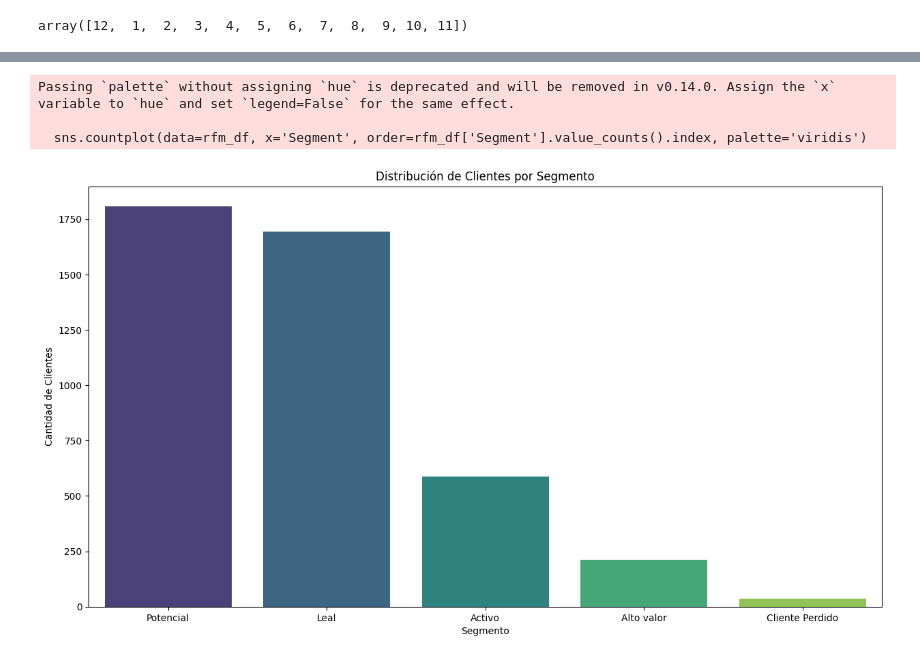
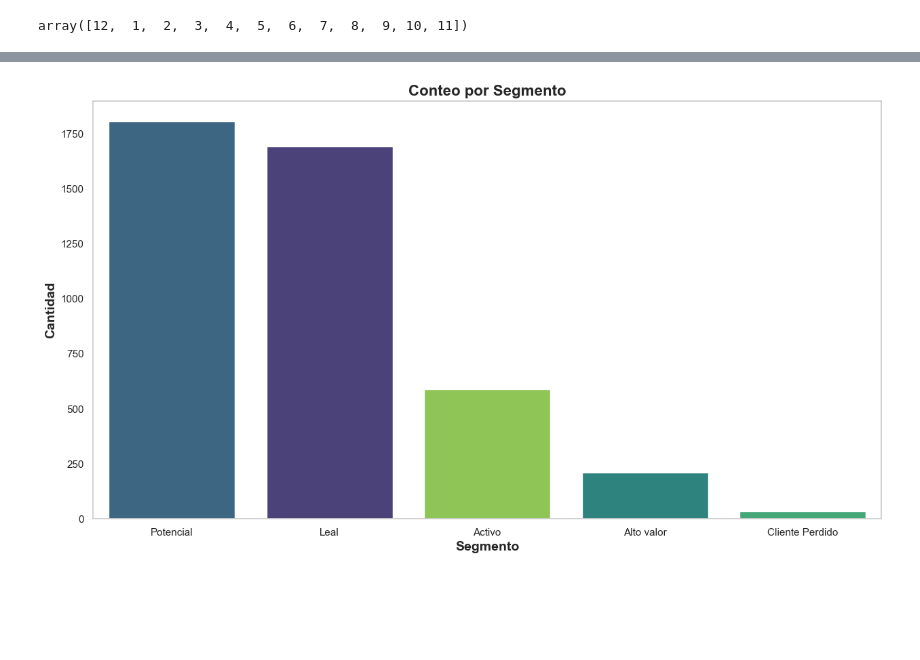
Before and after one commit to kelvin-lab/Customer-Segmentation-CLTV-Retail, a Jupyter notebook: Data/Hack-segment.ipynb, the cells around one changed output, grey strips where cells are left out. Saved outputs shown, nothing was run; the diff lists cells and outputs as text; code cells hidden in the pictures; blank space fills up the shorter version.

Commit message:
introduccion, diccionario de datos, segunda limpieza del ds  y mejora de visualizaciones

```diff
--- a/Data/Hack-segment.ipynb
+++ b/Data/Hack-segment.ipynb
@@ -206,0 +260,4 @@ df = df.query(('unit_price >= 0 & customer_id >= 0 & quantity >= 0'))
+# %%
+df = df.query("stock_code != 'M'")
+df = df.query("stock_code != 'DOT'")
+df = df.query("stock_code != 'POST'")
@@ -309,7 +352,7 @@ plt.show()
 # Persistiendo los cambios
 
 df['invoice_date'] = pd.to_datetime(df['invoice_date'])
-current_date = datetime.now()
+current_date = df['invoice_date'].max()
 
 # Calcula Recencia, Frecuencia y Valor Monetario
 rfm_df = df.groupby('customer_id').agg({
@@ -393,0 +475,10 @@ Name: count, dtype: int64
+# %%
+sns.set(style="whitegrid")
+filtered_data_f = rfm_df[rfm_df['Frequency'] < rfm_df['Frequency'].quantile(0.99)]
+plt.figure(figsize=(15, 8))
+filtered_data_f['Frequency'].hist(bins=30, edgecolor='black', grid=False)
+plt.title('Distribución de Frecuencia', fontsize=16, fontweight='bold')
+plt.xlabel('Frecuencia (transacciones)', fontsize=14, fontweight='bold')
+plt.ylabel('Cantidad de Clientes', fontsize=14, fontweight='bold')
+
+plt.show()
@@ -393,0 +501,11 @@ Name: count, dtype: int64
+# %%
+sns.set(style="whitegrid")
+filtered_data_m = rfm_df[rfm_df['Monetary'] < rfm_df['Monetary'].quantile(0.99)]
+plt.figure(figsize=(15, 8))
+filtered_data_m['Monetary'].hist(bins=30, edgecolor='black', grid= False)
+plt.title('Distribución de Valor Monetario', fontsize=16, fontweight='bold')
+plt.xlabel('Valor Monetario ($)', fontsize=14, fontweight='bold')
+plt.ylabel('Cantidad de Clientes', fontsize=14, fontweight='bold')
+plt.ticklabel_format(style='plain', axis='x')
+
+plt.show()
@@ -394,14 +646,17 @@ Name: count, dtype: int64
 # %%
 # Gráfico de Barras de la Distribución de Segmentos
-plt.figure(figsize=(15, 8))
-sns.countplot(data=rfm_df, x='Segment', order=rfm_df['Segment'].value_counts().index, palette='viridis')
-plt.title('Distribución de Clientes por Segmento')
-plt.xlabel('Segmento')
-plt.ylabel('Cantidad de Clientes')
-#plt.xticks(rotation=45)
+
+sns.set(style="whitegrid")
+
+plt.figure(figsize=(15,8))
+sns.countplot(data=rfm_df, x='Segment', order=rfm_df['Segment'].value_counts().index, hue='Segment', palette='viridis', legend=False)
+
+
+plt.title('Conteo por Segmento', fontsize=16, fontweight='bold')
+plt.xlabel('Segmento', fontsize=14, fontweight='bold')
+plt.ylabel('Cantidad', fontsize=14, fontweight='bold')
+
+plt.grid(False)
 plt.show()
 # %% [output]
-Passing `palette` without assigning `hue` is deprecated and will be removed in v0.14.0. Assign the `x` variable to `hue` and set `legend=False` for the same effect.
-
-  sns.countplot(data=rfm_df, x='Segment', order=rfm_df['Segment'].value_counts().index, palette='viridis')
-[figure, old version]
+[figure, new version]
```
Also changed, not shown: parts of 48 cells of this notebook.
